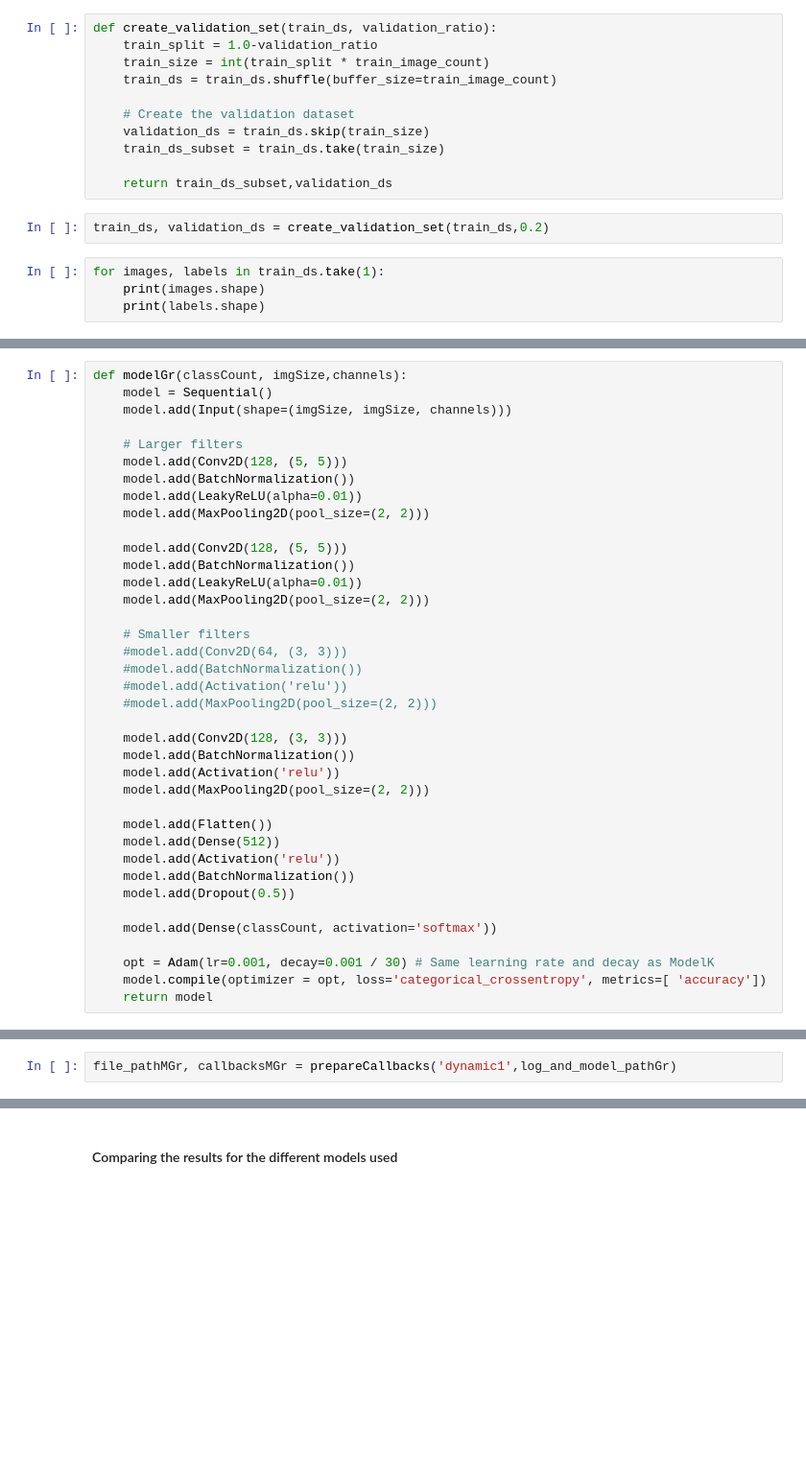
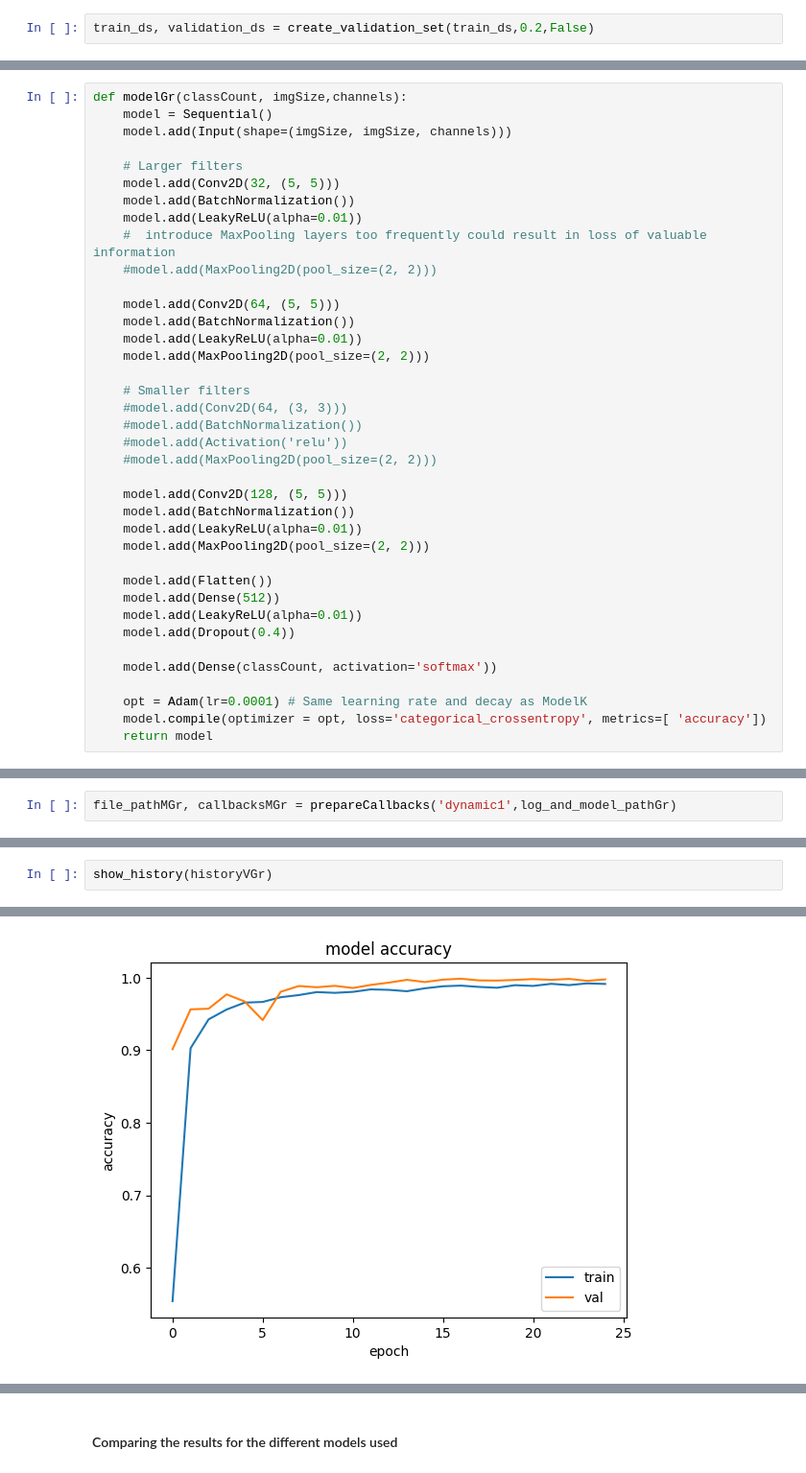
Before and after one commit to JoaoRamoss/computer-vision, a Jupyter notebook: dynamicNotebook.ipynb, the cells around one changed output, grey strips where cells are left out. Shown at 96% size. Saved outputs shown, nothing was run; the diff lists cells and outputs as text; blank space fills up the shorter version.

```diff
--- a/dynamicNotebook.ipynb
+++ b/dynamicNotebook.ipynb
@@ -483,17 +448,2 @@ def process_image(image,label):
-# %%
-def create_validation_set(train_ds, validation_ratio):
-    train_split = 1.0-validation_ratio
-    train_size = int(train_split * train_image_count)
-    train_ds = train_ds.shuffle(buffer_size=train_image_count)
-
-    # Create the validation dataset
-    validation_ds = train_ds.skip(train_size)
-    train_ds_subset = train_ds.take(train_size)
-
-    return train_ds_subset,validation_ds
 # %%
-train_ds, validation_ds = create_validation_set(train_ds,0.2)
+train_ds, validation_ds = create_validation_set(train_ds,0.2,False)
-# %%
-for images, labels in train_ds.take(1):
-    print(images.shape)
-    print(labels.shape)
@@ -779,12 +698,13 @@ def modelGr(classCount, imgSize,channels):
     model.add(Input(shape=(imgSize, imgSize, channels)))
 
     # Larger filters
-    model.add(Conv2D(128, (5, 5)))
+    model.add(Conv2D(32, (5, 5)))
     model.add(BatchNormalization())
     model.add(LeakyReLU(alpha=0.01))
-    model.add(MaxPooling2D(pool_size=(2, 2)))
+    #  introduce MaxPooling layers too frequently could result in loss of valuable information
+    #model.add(MaxPooling2D(pool_size=(2, 2)))
 
-    model.add(Conv2D(128, (5, 5)))
+    model.add(Conv2D(64, (5, 5)))
     model.add(BatchNormalization())
     model.add(LeakyReLU(alpha=0.01))
     model.add(MaxPooling2D(pool_size=(2, 2)))
@@ -795,20 +715,19 @@ def modelGr(classCount, imgSize,channels):
     #model.add(Activation('relu'))
     #model.add(MaxPooling2D(pool_size=(2, 2)))
 
-    model.add(Conv2D(128, (3, 3)))
+    model.add(Conv2D(128, (5, 5)))
     model.add(BatchNormalization())
-    model.add(Activation('relu'))
+    model.add(LeakyReLU(alpha=0.01))
     model.add(MaxPooling2D(pool_size=(2, 2)))
 
     model.add(Flatten())
     model.add(Dense(512))
-    model.add(Activation('relu'))
-    model.add(BatchNormalization())
-    model.add(Dropout(0.5))
+    model.add(LeakyReLU(alpha=0.01))
+    model.add(Dropout(0.4))
 
     model.add(Dense(classCount, activation='softmax'))
 
-    opt = Adam(lr=0.001, decay=0.001 / 30) # Same learning rate and decay as ModelK
+    opt = Adam(lr=0.0001) # Same learning rate and decay as ModelK
     model.compile(optimizer = opt, loss='categorical_crossentropy', metrics=[ 'accuracy'])
     return model
 # %%
@@ -846,0 +779,3 @@ Epoch 2/50
+# %%
+show_history(historyVGr)
+# %% [output]
@@ -846,0 +783 @@ Epoch 2/50
+[figure, added]
```
Also changed, not shown: parts of 62 cells of this notebook, 19 other files.
